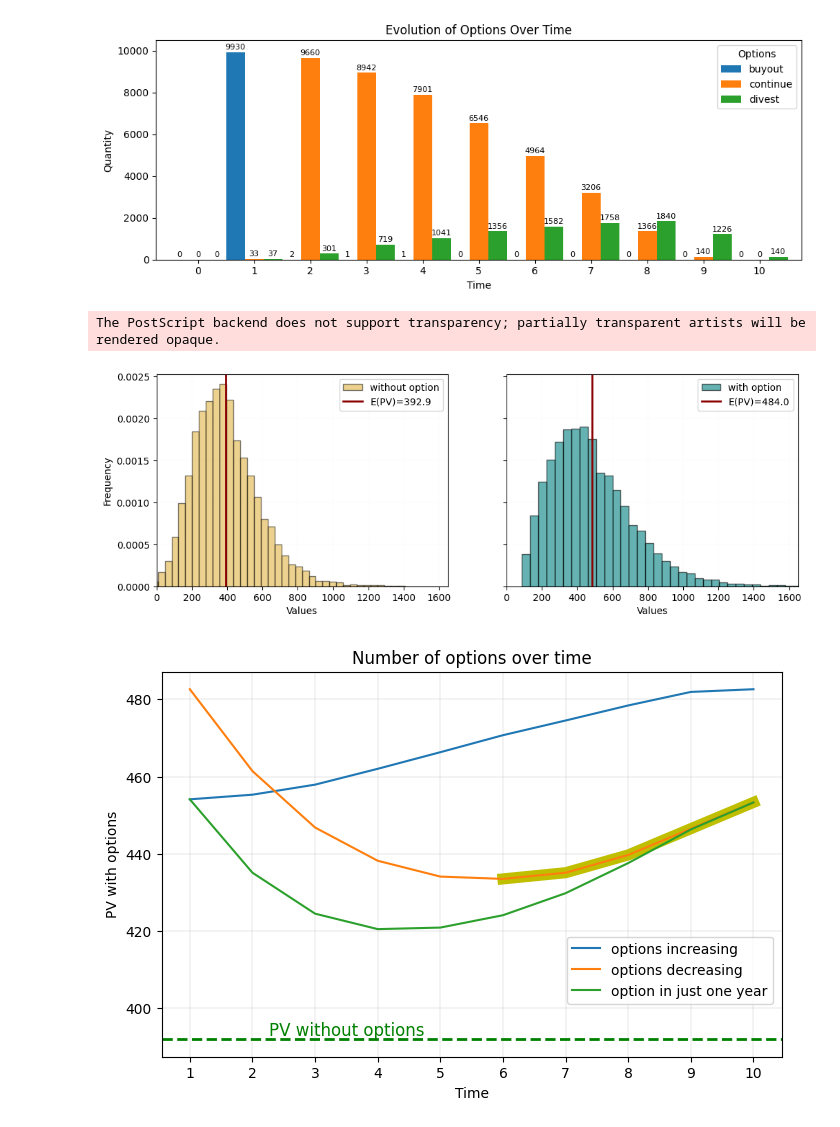
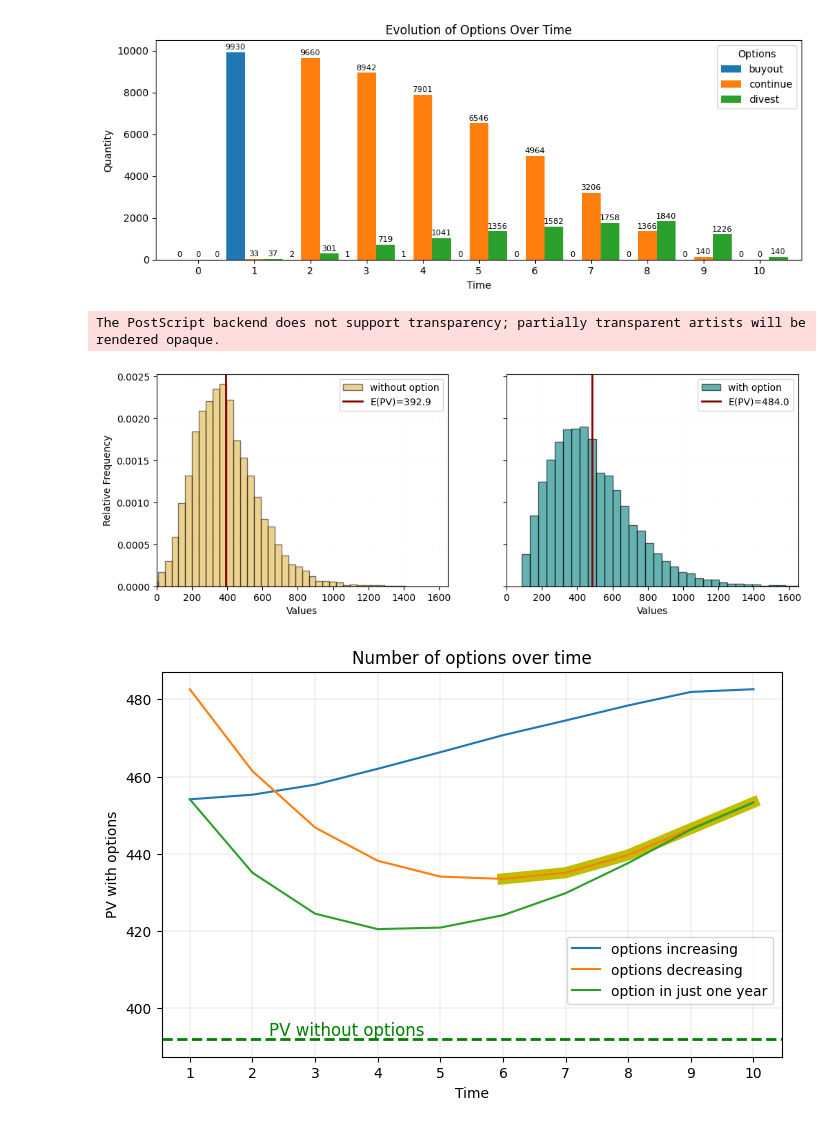
Before and after one commit to Wellington-Carlos/Doutorado, a Jupyter notebook: problem_BDH/main.ipynb, the cells around one changed output. Cells and saved outputs as stored; diff of their text form; code cells hidden in the pictures.

```diff
--- a/problem_BDH/main.ipynb
+++ b/problem_BDH/main.ipynb
@@ -252,37 +253,37 @@ def plot_density_and_frequency(s1, s2, bins=50):
     axes[0].hist(s1, bins=bins, density=True, color='goldenrod', alpha=0.5, edgecolor='black', label="without option")
     axes[0].axvline(x=np.mean(s1), color='darkred', linestyle='-', lw=2, label=f'E(PV)={np.mean(s1):.1f}')
     axes[0].set_xlabel("Values")
-    axes[0].set_ylabel("Frequency")
+    axes[0].set_ylabel("Relative Frequency")
     axes[0].set_xlim([0, 1650])
     axes[0].legend()
     axes[0].grid(lw=0.1, color="0.94")
     # axes[0].set_title("Without Option")  # Título removido
 
     # Com opção
     axes[1].set_axisbelow(True)
     axes[1].hist(s2, bins=bins, density=True, color='teal', alpha=0.6, edgecolor='black', label="with option")
     axes[1].axvline(x=np.mean(s2), color='darkred', linestyle='-', lw=2, label=f'E(PV)={np.mean(s2):.1f}')
     axes[1].set_xlabel("Values")
     axes[1].set_xlim([0, 1650])
     axes[1].legend()
     axes[1].grid(lw=0.1, color="0.94")
     # axes[1].set_title("With Option")  # Título removido
 
     # Salvar figura
     output_path = r"C:\Users\calva\OneDrive\Documentos\Doutorado\paper_com_Bratvold\sn-article-template\density_NPV_2.eps"
     plt.savefig(output_path, format='eps', dpi=300, bbox_inches='tight')
 
     plt.show()
     plt.close()
 
 
 # Exemplo de uso
 s1 = present_value(df1, dr)
 s2 = present_value(df_cf_options, dr)
 plot_density_and_frequency(s1, s2)
 # %% [output]
 The PostScript backend does not support transparency; partially transparent artists will be rendered opaque.
-[figure, old version]
+[figure, new version]
 # %%
 op_cres = [454.1, 455.3, 457.9, 462.0, 466.3, 470.7, 474.5, 478.4, 481.9, 482.6]
 op_decres = [482.6, 461.4, 446.8, 438.2, 434.1, 433.5, 435.1, 439.7, 446.5, 453.3]
```
Also changed, not shown: parts of 1 cell of this notebook, 10 other files.
